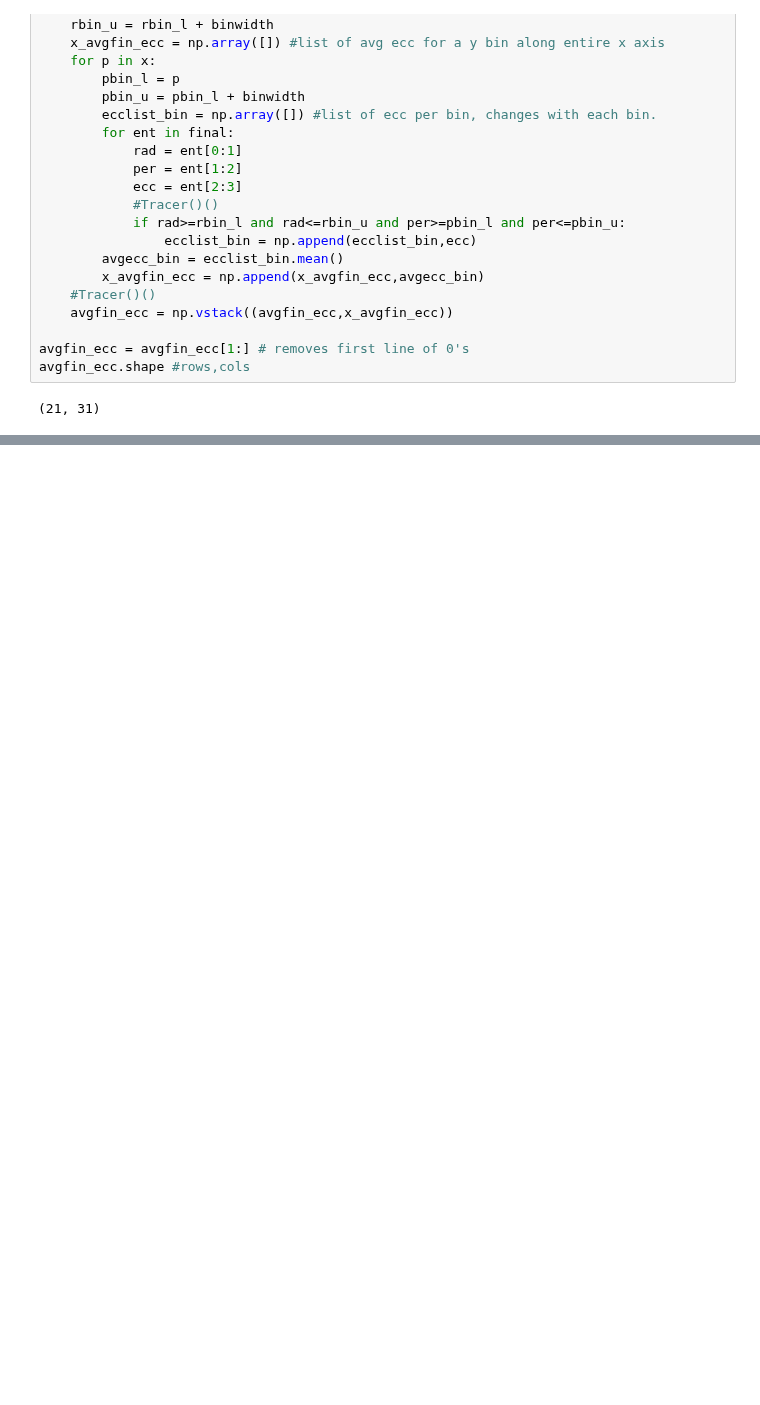
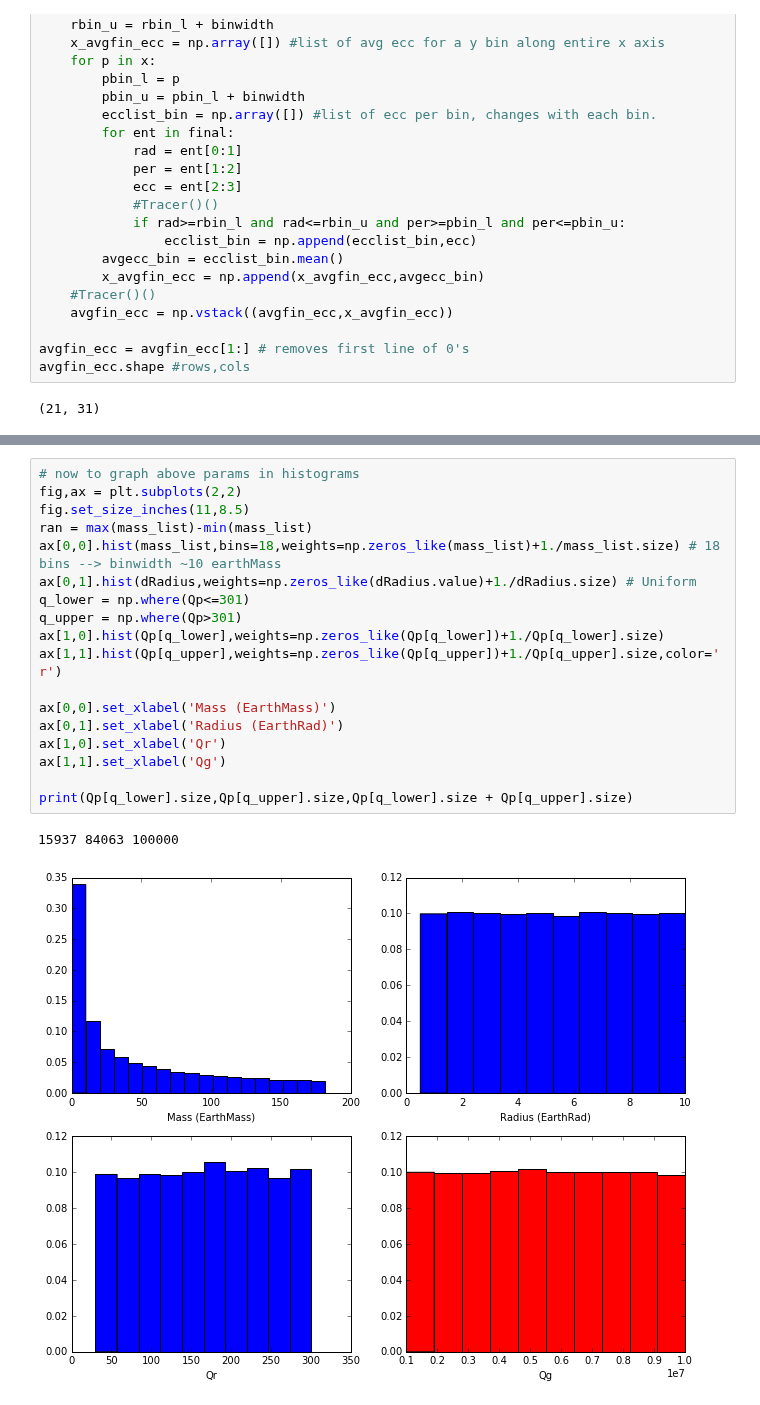
Before and after one commit to dm1681/Merging_Perts, a Jupyter notebook: Research/Merging_Perts/IC_gen.ipynb, the cells around one changed output, grey strips where cells are left out. Saved outputs shown, nothing was run; the diff lists cells and outputs as text; blank space fills up the shorter version.

```diff
--- a/Research/Merging_Perts/IC_gen.ipynb
+++ b/Research/Merging_Perts/IC_gen.ipynb
@@ -401,0 +506,21 @@ ax.clabel(ct,inline=True,fontsize=10)
+# %%
+# now to graph above params in histograms
+fig,ax = plt.subplots(2,2)
+fig.set_size_inches(11,8.5)
+ran = max(mass_list)-min(mass_list)
+ax[0,0].hist(mass_list,bins=18,weights=np.zeros_like(mass_list)+1./mass_list.size) # 18 bins --> binwidth ~10 earthMass
+ax[0,1].hist(dRadius,weights=np.zeros_like(dRadius.value)+1./dRadius.size) # Uniform
+q_lower = np.where(Qp<=301)
+q_upper = np.where(Qp>301)
+ax[1,0].hist(Qp[q_lower],weights=np.zeros_like(Qp[q_lower])+1./Qp[q_lower].size)
+ax[1,1].hist(Qp[q_upper],weights=np.zeros_like(Qp[q_upper])+1./Qp[q_upper].size,color='r')
+
+ax[0,0].set_xlabel('Mass (EarthMass)')
+ax[0,1].set_xlabel('Radius (EarthRad)')
+ax[1,0].set_xlabel('Qr')
+ax[1,1].set_xlabel('Qg')
+
+print(Qp[q_lower].size,Qp[q_upper].size,Qp[q_lower].size + Qp[q_upper].size)
+# %% [output]
+15937 84063 100000
+[figure, added]
```
Also changed, not shown: parts of 10 cells of this notebook, 2 other files.
